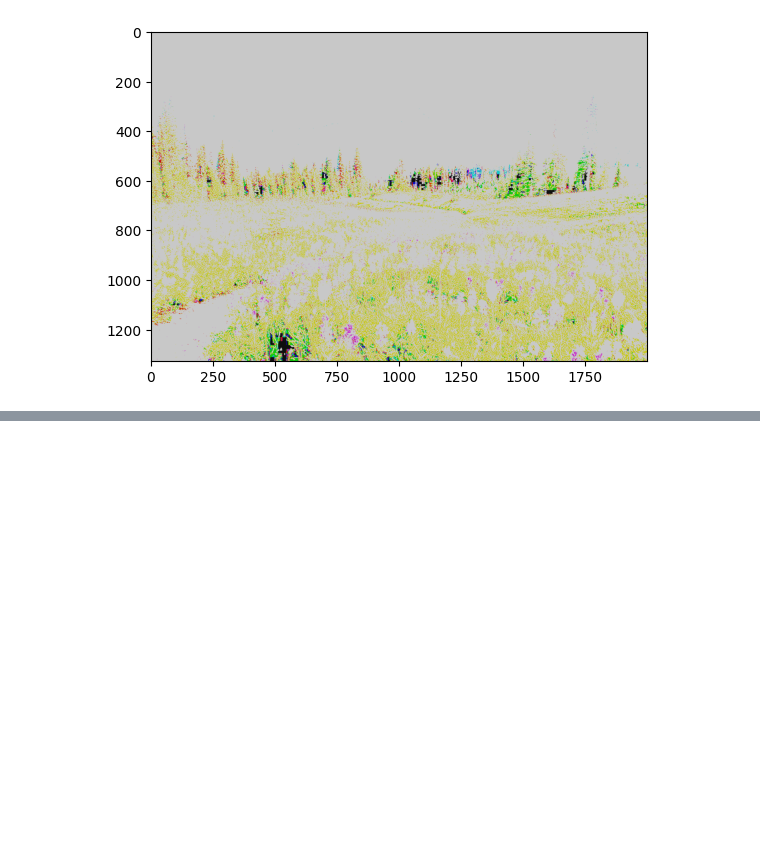
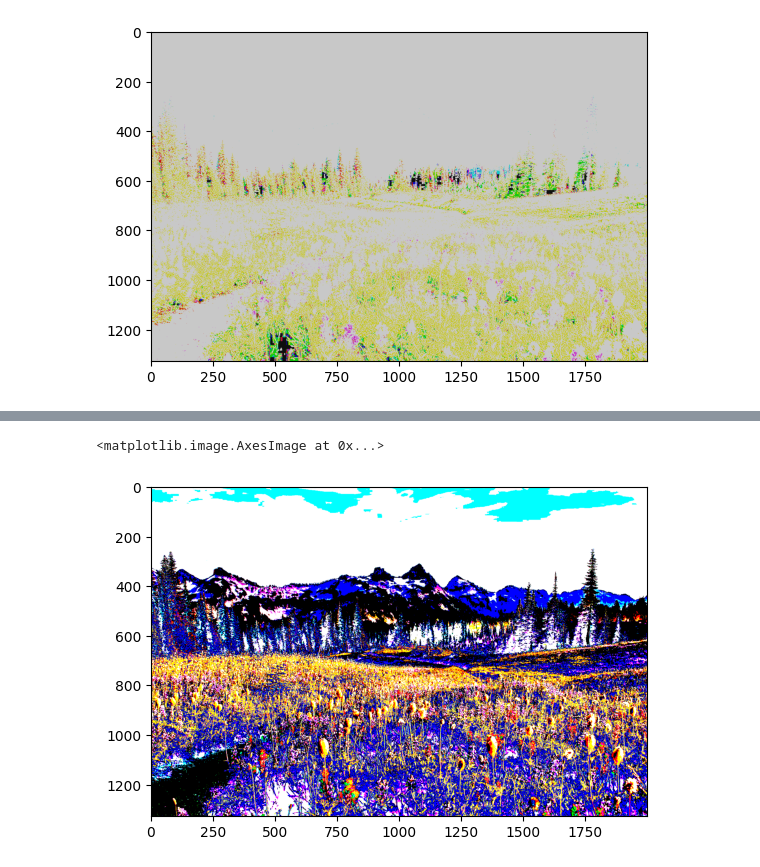
Before and after one commit to KCM2005/Kalenga-Mumba, a Jupyter notebook: 19Feb_RGB_HW.ipynb, the cells around one changed output, grey strips where cells are left out. Saved outputs shown, nothing was run; the diff lists cells and outputs as text; code cells hidden in the pictures; blank space fills up the shorter version.

```diff
--- a/19Feb_RGB_HW.ipynb
+++ b/19Feb_RGB_HW.ipynb
@@ -87,3 +87,8 @@ plt.imshow(GB_photo)
 # %% [output]
 <matplotlib.image.AxesImage at 0x...>
 [figure]
+# %%
+final_image = red_photo + green_photo + blue_photo
+# %%
+plt.imshow(final_image)
+# %% [output]
@@ -89,0 +96,2 @@ plt.imshow(GB_photo)
+<matplotlib.image.AxesImage at 0x...>
+[figure, added]
```
Also changed, not shown: parts of 1 cell of this notebook.
